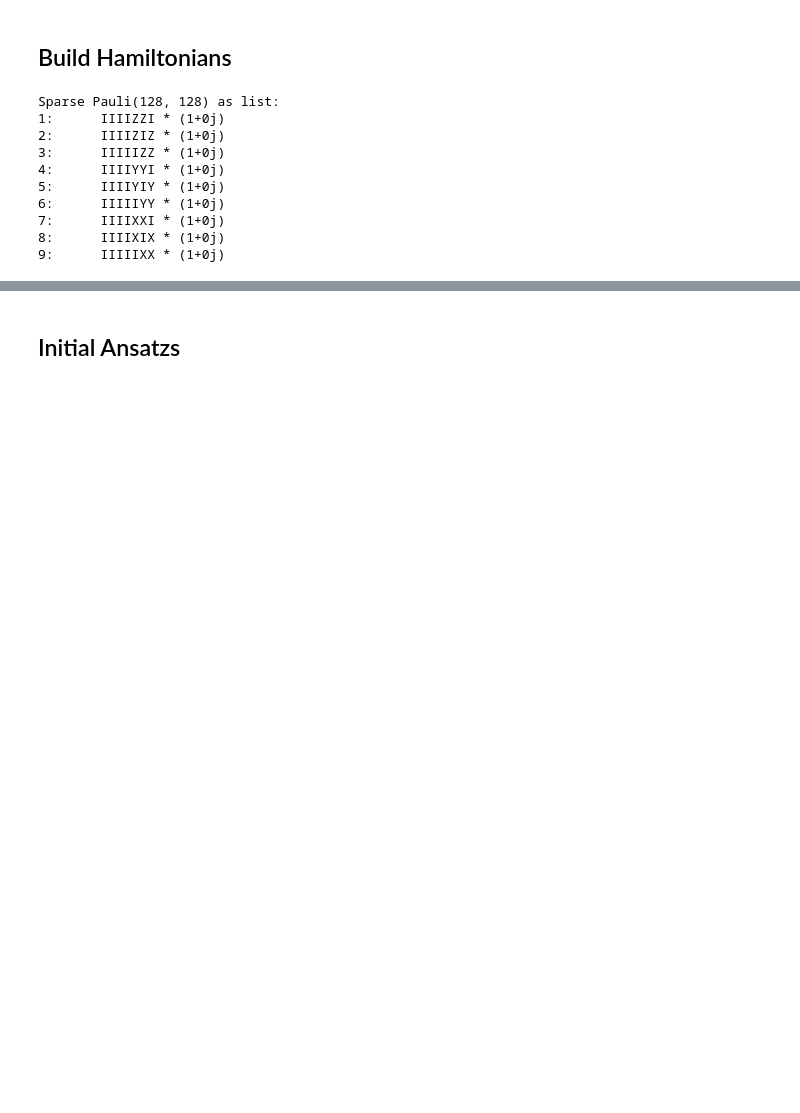
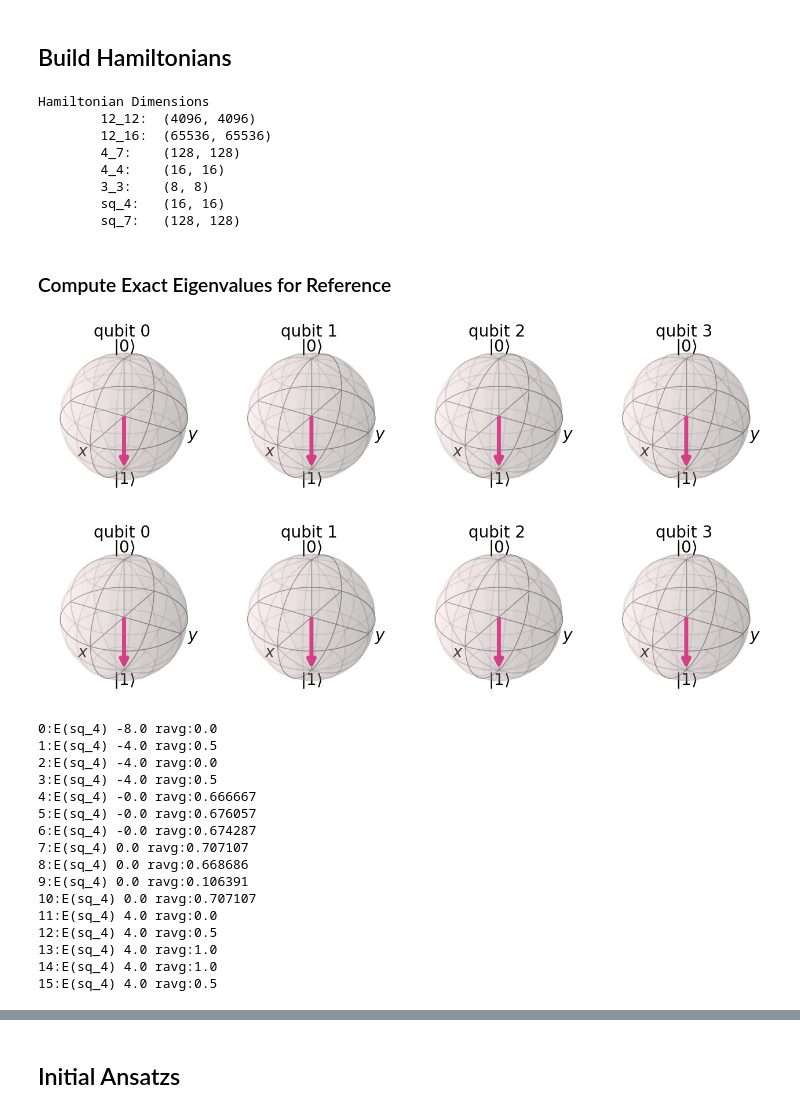
Before and after one commit to rrodenbusch/open-science-prize-2022, a Jupyter notebook: SubLattice.ipynb, the cells around one changed output, grey strips where cells are left out. Cells and saved outputs as stored; diff of their text form; code cells hidden in the pictures; blank space fills up the shorter version.

```diff
--- a/SubLattice.ipynb
+++ b/SubLattice.ipynb
@@ -157,21 +172,37 @@ kagome.draw_lattice(cell_3,pos3)
 # %% [markdown]
 ## Build Hamiltonians
 # %%
-H12 = kagome.get_hamiltonian(cell_12)
-H16 = kagome.get_hamiltonian(cell_16)
-H7  = kagome.get_hamiltonian(cell_7)
-H4  = kagome.get_hamiltonian(cell_4)
-H3  = kagome.get_hamiltonian(cell_3)
+hams = {}
+cell_list = {}
+cell_list['12_12'] = cell_12
+cell_list['12_16'] = cell_16
+cell_list['4_7']   = cell_7
+cell_list['4_4']   = cell4_4
+cell_list['3_3']   = cell3_3
+cell_list['sq_4']  = cell4_sq
+cell_list['sq_7']  = cell7_sq
 
-kagome.SparsePauliPrint(H3.primitive)
+
+H12 = hams['12_12']  = kagome.get_hamiltonian(cell_12)
+H16 = hams['12_16']  = kagome.get_hamiltonian(cell_16)
+H7  = hams['4_7']    = kagome.get_hamiltonian(cell_7)
+H4  = hams['4_4']    = kagome.get_hamiltonian(cell4_4)
+H3  = hams['3_3']    = kagome.get_hamiltonian(cell3_3)
+H4_sq = hams['sq_4'] = kagome.get_hamiltonian(cell4_sq)
+H7_sq = hams['sq_7'] = kagome.get_hamiltonian(cell7_sq)
+ham_list = ['12_12','4_4','3_3','sq_4']   # No extraneous dimensions
+
+print("Hamiltonian Dimensions")
+for key,value in hams.items():
+    print(f"\t{key}:\t{value.primitive.dim}")
 # %% [output]
-Sparse Pauli(128, 128) as list:
-1:      IIIIZZI * (1+0j)
-2:      IIIIZIZ * (1+0j)
-3:      IIIIIZZ * (1+0j)
-4:      IIIIYYI * (1+0j)
-5:      IIIIYIY * (1+0j)
-6:      IIIIIYY * (1+0j)
-7:      IIIIXXI * (1+0j)
-8:      IIIIXIX * (1+0j)
-9:      IIIIIXX * (1+0j)
+Hamiltonian Dimensions
+        12_12:  (4096, 4096)
+        12_16:  (65536, 65536)
+        4_7:    (128, 128)
+        4_4:    (16, 16)
+        3_3:    (8, 8)
+        sq_4:   (16, 16)
+        sq_7:   (128, 128)
+# %% [markdown]
+### Compute Exact Eigenvalues for Reference
@@ -177,0 +244,31 @@ Sparse Pauli(128, 128) as list:
+# %%
+key= 'sq_4'
+idx = 14
+svector = eigenvectors[key][idx].primitive
+plot_bloch_multivector(svector)
+# print(f"{key}:   {eigenvectors[key]}")
+normed_svector, ravg = getNormedState(svector)
+plot_bloch_multivector(normed_svector)
+for idx in range(len(eigenvectors[key])):
+    svector = eigenvectors[key][idx].primitive
+    normed_svector, ravg = getNormedState(svector)
+    print(f"{idx}:E({key}) {np.around(eigenvalues[key][idx],6)} ravg:{np.around(ravg,6)}")
+# %% [output]
+[figure, added]
+[figure, added]
+0:E(sq_4) -8.0 ravg:0.0
+1:E(sq_4) -4.0 ravg:0.5
+2:E(sq_4) -4.0 ravg:0.0
+3:E(sq_4) -4.0 ravg:0.5
+4:E(sq_4) -0.0 ravg:0.666667
+5:E(sq_4) -0.0 ravg:0.676057
+6:E(sq_4) -0.0 ravg:0.674287
+7:E(sq_4) 0.0 ravg:0.707107
+8:E(sq_4) 0.0 ravg:0.668686
+9:E(sq_4) 0.0 ravg:0.106391
+10:E(sq_4) 0.0 ravg:0.707107
+11:E(sq_4) 4.0 ravg:0.0
+12:E(sq_4) 4.0 ravg:0.5
+13:E(sq_4) 4.0 ravg:1.0
+14:E(sq_4) 4.0 ravg:1.0
+15:E(sq_4) 4.0 ravg:0.5
```
Also changed, not shown: parts of 61 cells of this notebook, 2 other files.
